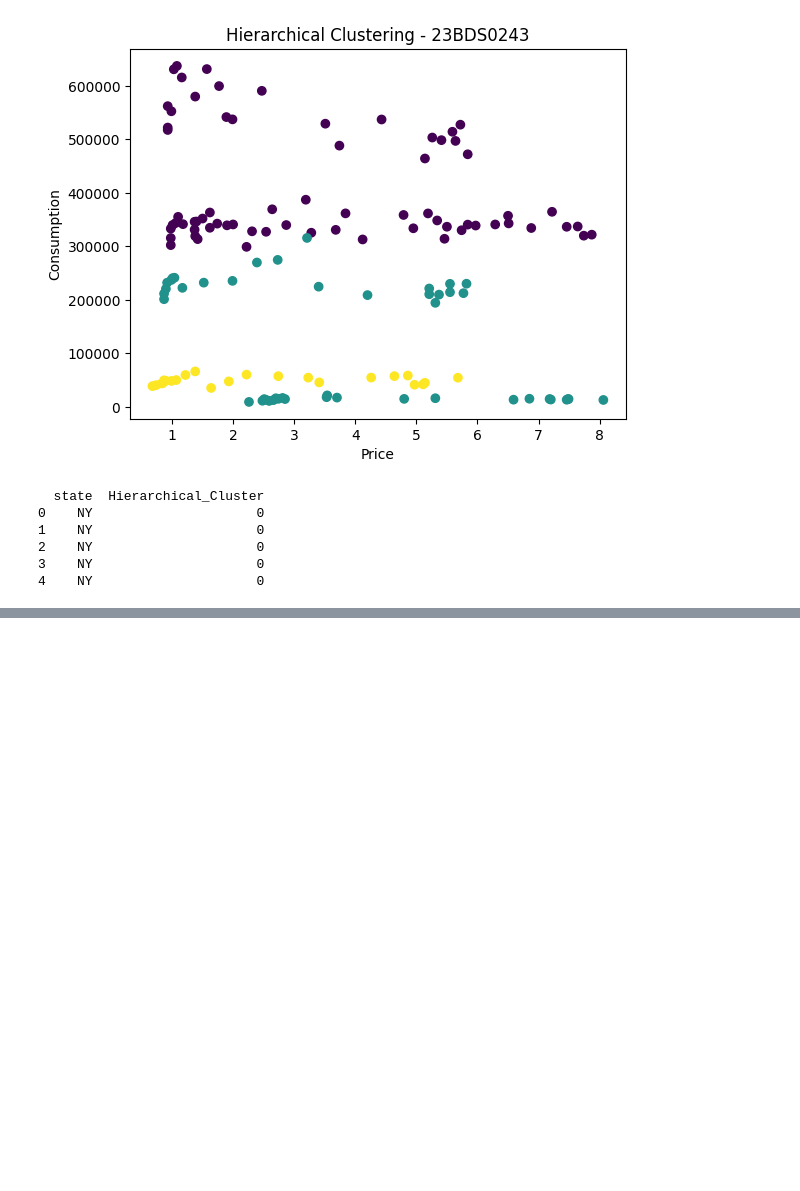
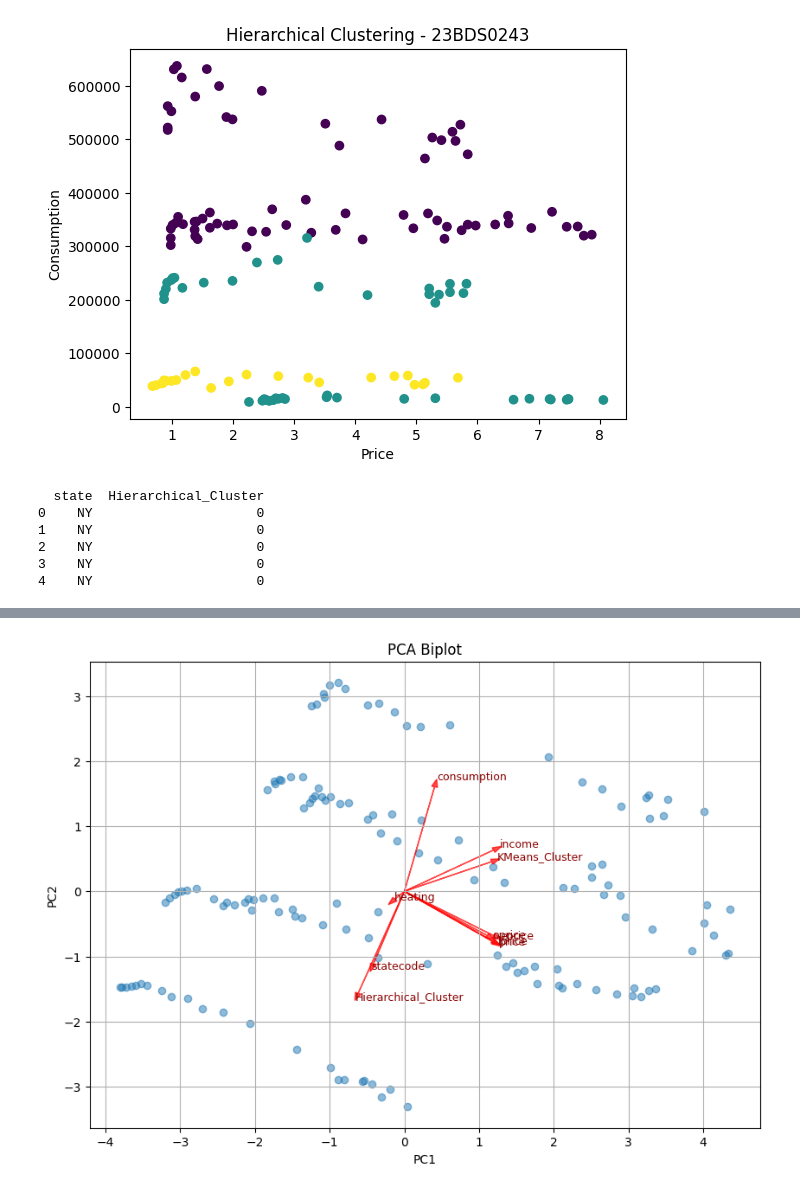
Before and after one commit to siddhiofficial/Siddhi, a Jupyter notebook: EDA_Phase1.ipynb, the cells around one changed output, grey strips where cells are left out. Saved outputs shown, nothing was run; the diff lists cells and outputs as text; code cells hidden in the pictures; blank space fills up the shorter version.

```diff
--- a/EDA_Phase1.ipynb
+++ b/EDA_Phase1.ipynb
@@ -646,0 +808,36 @@ print(df[['state', 'Hierarchical_Cluster']].head())
+# %%
+#PCA Biplot
+plt.figure(figsize=(10, 7))
+
+# Plot observations
+plt.scatter(pca_df['PC1'], pca_df['PC2'], alpha=0.5)
+
+# Plot variable loading vectors
+loadings = pca.components_.T
+
+for i, feature in enumerate(pca_data.columns):
+    plt.arrow(
+        0, 0,
+        loadings[i, 0] * 3,
+        loadings[i, 1] * 3,
+        color='red',
+        alpha=0.7,
+        head_width=0.08
+    )
+
+    plt.text(
+        loadings[i, 0] * 3.2,
+        loadings[i, 1] * 3.2,
+        feature,
+        color='darkred',
+        fontsize=9
+    )
+
+plt.title("PCA Biplot")
+plt.xlabel("PC1")
+plt.ylabel("PC2")
+plt.grid(True)
+
+plt.show()
+# %% [output]
+[figure, added]
```
Also changed, not shown: parts of 22 cells of this notebook.
